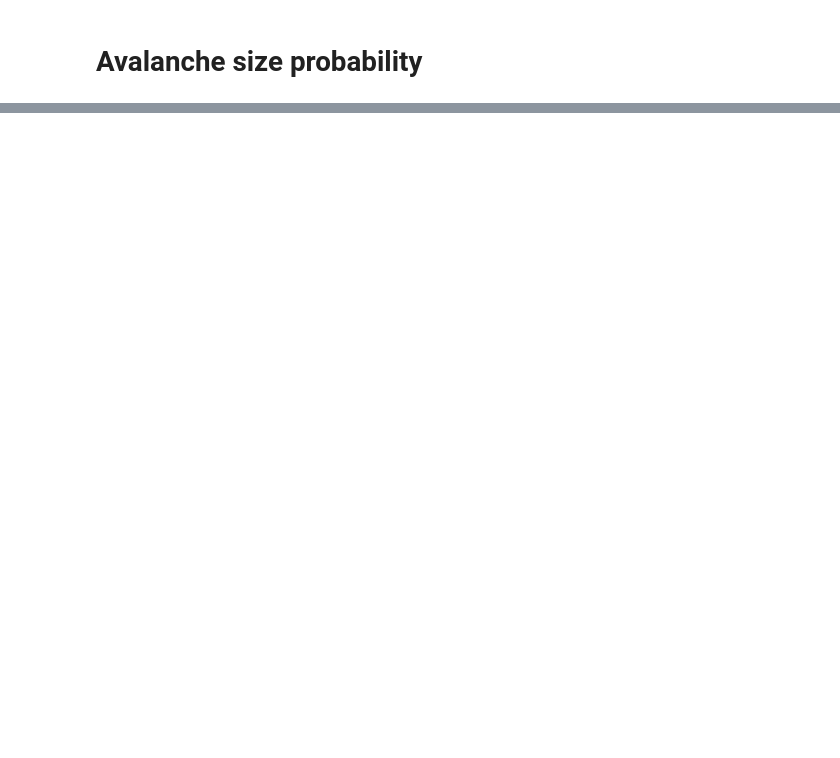
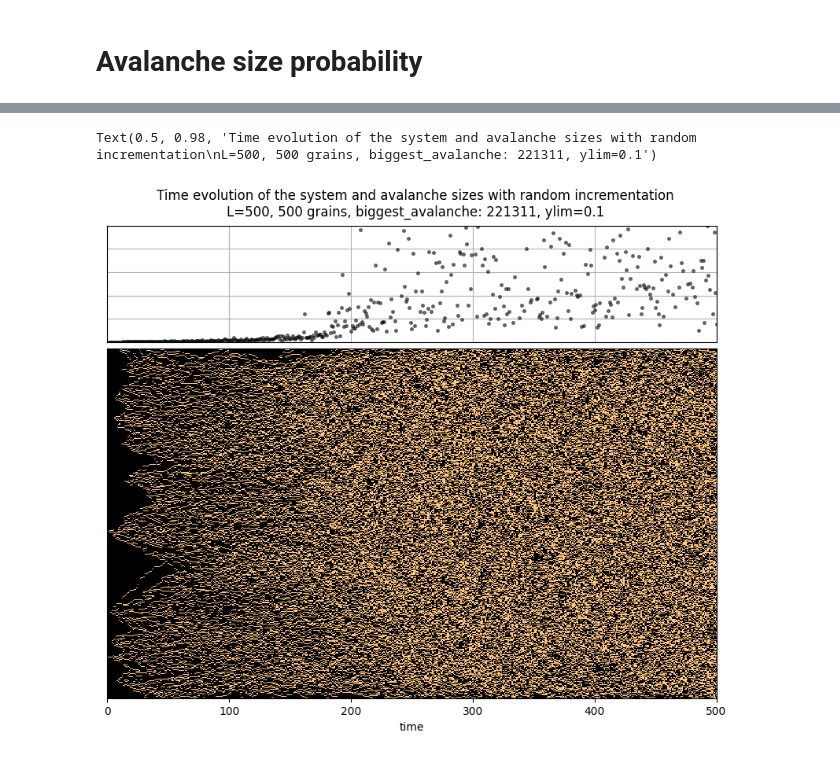
Before and after one commit to Yolonek/BoidsFlocking, a Jupyter notebook: OsloModel/OsloModel.ipynb, the cells around one changed output, grey strips where cells are left out. Cells and saved outputs as stored; diff of their text form; code cells hidden in the pictures; blank space fills up the shorter version.

```diff
--- a/OsloModel/OsloModel.ipynb
+++ b/OsloModel/OsloModel.ipynb
@@ -195,0 +202,46 @@ figure4.savefig(f'AvalancheProbabilityLeftmostL{L}G{grains}T{trials}.png')
+# %%
+def simulate_time_evolution(L, grains, is_randomly_incremented, threshold=tuple([2])):
+    osloModel = OsloModelNumba(L=L, grains=grains, threshold=threshold)
+    grid = osloModel.get_current_grid().copy()[:, None]
+    for grain in range(grains):
+        if is_randomly_incremented:
+            osloModel.increment_randomly()
+        else:
+            osloModel.increment_top_left()
+        grid = np.concatenate((grid, osloModel.get_current_grid()[:, None]), axis=1, dtype=np.int8)
+        osloModel.system_relaxation()
+        grid = np.concatenate((grid, osloModel.get_current_grid()[:, None]), axis=1, dtype=np.int8)
+    steps, avalanche = osloModel.get_plot_data()
+    return grid, steps, avalanche
+# %%
+def plot_time_evolution(L, steps, grid, axes=None, cmap='ocean'):
+    if axes:
+        vmax, vmin = 1, 0
+        axes.pcolormesh(np.arange(0, steps + 0.5, 0.5), np.arange(L), grid[::-1, :],
+                        cmap=cmap, vmin=vmin, vmax=vmax)
+        axes.set(xlabel='time', yticks=[])
+# %%
+def plot_avalanche_size(steps, steps_array, avalanche, axes=None, ylim=1):
+    if axes:
+        axes.scatter(steps_array, avalanche / avalanche.max(), s=7, alpha=.5, color='black')
+        axes.set(ylim=[0, ylim], xlim=[0, steps])
+        axes.set_yticklabels('')
+        axes.set_xticklabels('')
+        axes.tick_params(axis='both', direction='out', length=0)
+        axes.grid()
+        axes.set_axisbelow(True)
+# %%
+L = 500
+steps = 500
+is_incremented_randomly = True
+evo_grid, steps_array, avalanche = simulate_time_evolution(L, steps, is_incremented_randomly, threshold=(1, 2))
+# %%
+ylim = 0.1
+figure5, axes5 = plt.subplots(2, 1, layout='constrained', height_ratios=[1, 3], figsize=(8, 7))
+plot_avalanche_size(steps, steps_array, avalanche, axes=axes5[0], ylim=ylim)
+plot_time_evolution(L, steps, evo_grid, axes=axes5[1], cmap='copper')
+figure5.suptitle(f'Time evolution of the system and avalanche sizes with random incrementation\n'
+                 f'L={L}, {steps} grains, biggest_avalanche: {avalanche.max()}, ylim={ylim}')
+# %% [output]
+Text(0.5, 0.98, 'Time evolution of the system and avalanche sizes with random incrementation\nL=500, 500 grains, biggest_avalanche: 221311, ylim=0.1')
+[figure, added]
```
Also changed, not shown: parts of 22 cells of this notebook, 13 other files.
